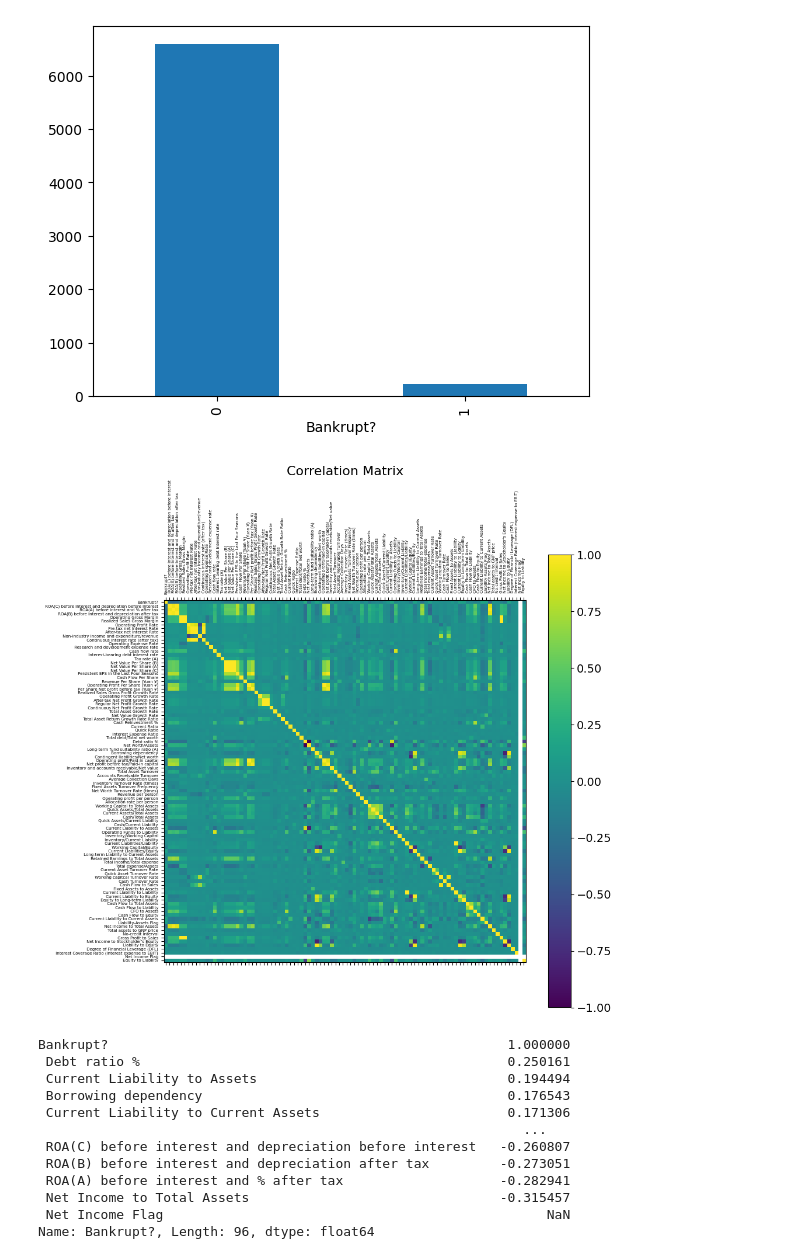
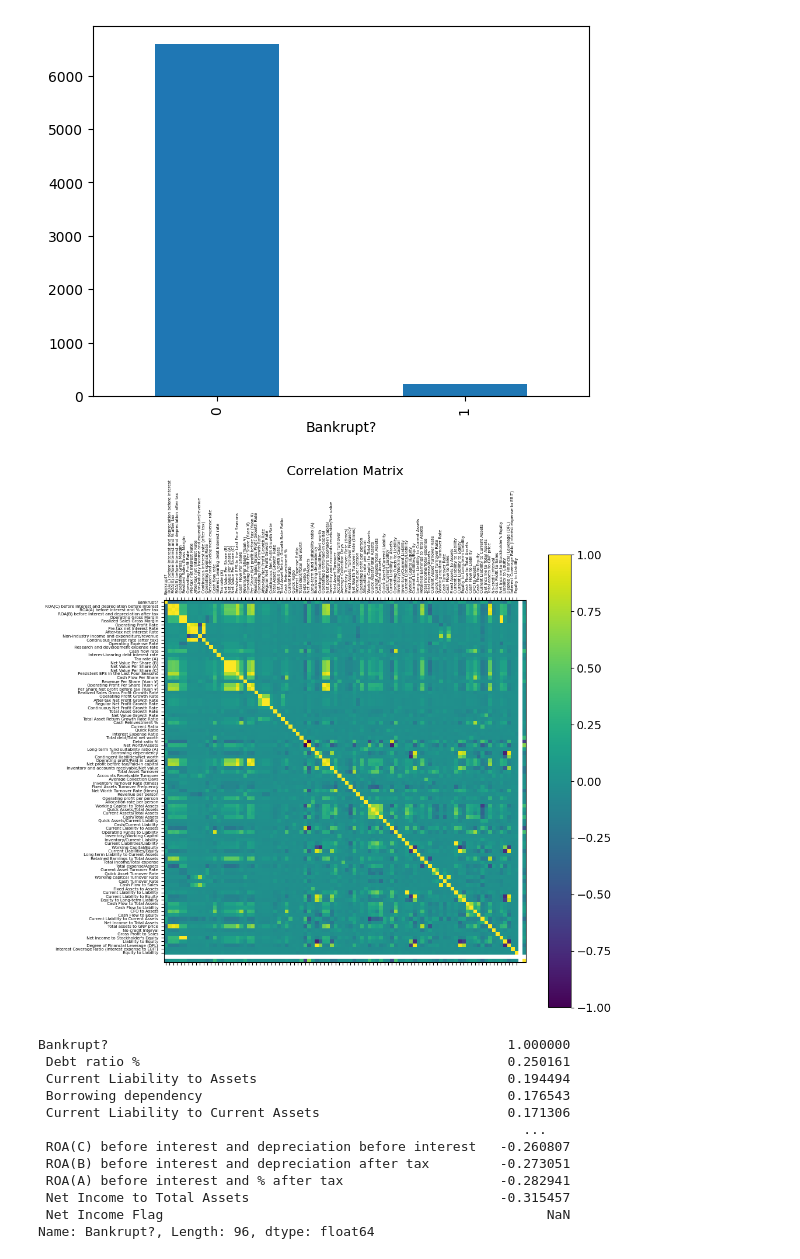
Before and after one commit to Vincent2308/Corporate-Bankruptcy, a Jupyter notebook: notebooks/week1/taiwan_eda.ipynb, the cells around one changed output. Drawn from its saved outputs; the diff is of its cells as text; code cells hidden in the pictures.

Commit message:
cleaning Taiwan dataset

```diff
--- a/notebooks/week1/taiwan_eda.ipynb
+++ b/notebooks/week1/taiwan_eda.ipynb
@@ -49 +73,31 @@ df.describe()
+# %%
+# Clean the dataset using winsorizing
+
+def winsorize_df(df, lower=0.01, upper=0.99):
+    df_clean = df.copy()
+
+    # Identify ratio columns (exclude id + bankrupt)
+    feature_cols = [c for c in df.columns if c not in ["id", "bankrupt"]]
+
+    # Compute quantile bounds (Series)
+    lower_bounds = df_clean[feature_cols].quantile(lower)
+    upper_bounds = df_clean[feature_cols].quantile(upper)
+
+    # Use pandas DataFrame.clip (supports Series bounds)
+    df_clean[feature_cols] = df_clean[feature_cols].clip(
+        lower=lower_bounds,
+        upper=upper_bounds,
+        axis=1   # important fix
+    )
+
+    return df_clean
+
+# https://www.sciencedirect.com/science/article/pii/S003801211730232X?via=ihub#sec7
+df_clean = winsorize_df(df, lower=0.03, upper=0.97)
+unique_counts = df.nunique()
+constant_cols = unique_counts[(unique_counts <= 2) & (unique_counts.index != 'Bankrupt?')].index.tolist() #Remove the colls with less than 2 unique values
+df_clean = df_clean.drop(columns=constant_cols)
+
+# df_clean.describe().to_csv("describe_clean.csv")
+# save_histograms(df_clean, folder="../../results/figures/taiwan_dataset", suffix="_clean") # For manually checking the histograms
 # %%
@@ -70,18 +124,18 @@ df['Bankrupt?'].value_counts().plot(kind='bar')
 # %%
 #https://stackoverflow.com/questions/29432629/plot-correlation-matrix-using-pandas
 
 
 import matplotlib.pyplot as plt
 f = plt.figure(figsize=(10, 10))
 plt.matshow(df.corr(), fignum=f.number)
-plt.xticks(range(df.select_dtypes(['number']).shape[1]), df.select_dtypes(['number']).columns, fontsize=5, rotation=90)
-plt.yticks(range(df.select_dtypes(['number']).shape[1]), df.select_dtypes(['number']).columns, fontsize=5)
+plt.xticks(range(df_clean.select_dtypes(['number']).shape[1]), df_clean.select_dtypes(['number']).columns, fontsize=5, rotation=90)
+plt.yticks(range(df_clean.select_dtypes(['number']).shape[1]), df_clean.select_dtypes(['number']).columns, fontsize=5)
 cb = plt.colorbar()
 cb.ax.tick_params(labelsize=14)
 plt.title('Correlation Matrix', fontsize=16);
 plt.show()
 # %% [output]
-[figure, old version]
+[figure, new version]
 # %%
 """
 Sort the correlation is descending order.
```
Also changed, not shown: parts of 6 cells of this notebook, 2 other files.
